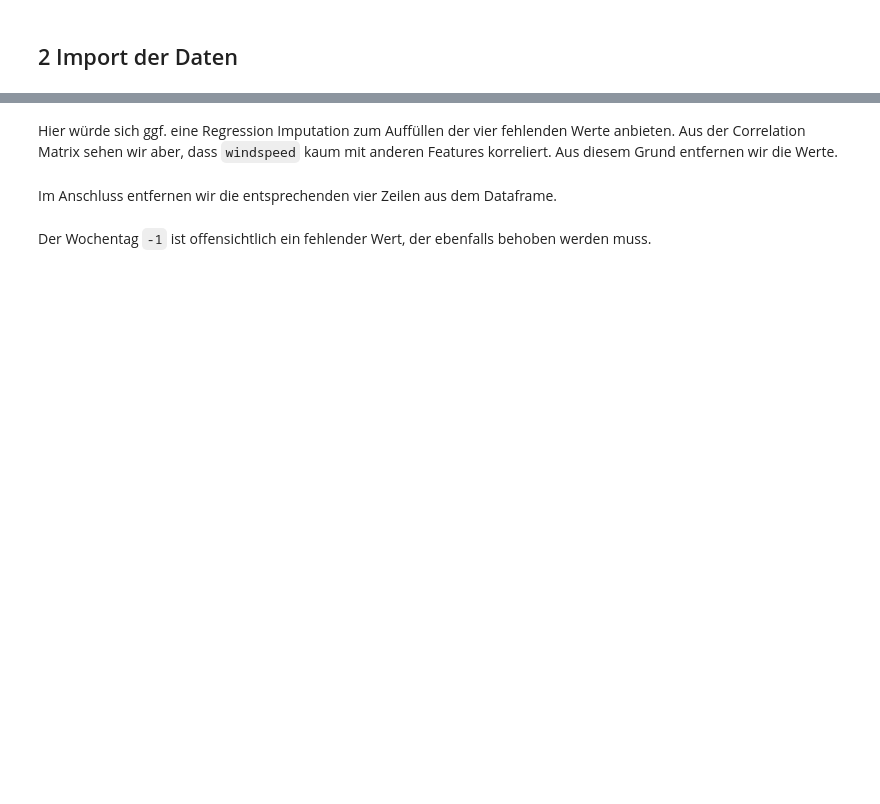
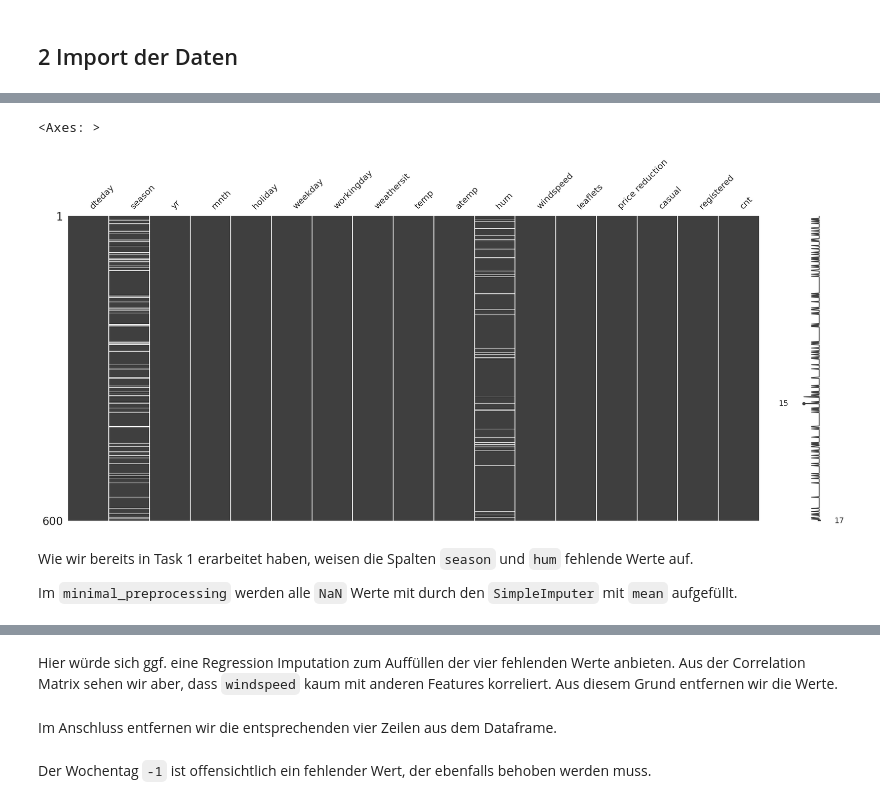
Before and after one commit to DavidRmn/introduction-data-science, a Jupyter notebook: project/task_2.ipynb, the cells around one changed output, grey strips where cells are left out. Saved outputs shown, nothing was run; the diff lists cells and outputs as text; code cells hidden in the pictures; blank space fills up the shorter version.

Commit message:
refactor task 2 half through

```diff
--- a/project/task_2.ipynb
+++ b/project/task_2.ipynb
@@ -202,0 +113,3 @@ Aus der deskriptiven Statistik ist ersichltich, dass das Minimum der Variable "w
+# %%
+train_data = pd.read_csv(f"../data/BikeRentalDaily_train.csv", sep=";", index_col=0)
+test_data = pd.read_csv(f"../data/BikeRentalDaily_test.csv", sep=";", index_col=0)
@@ -202,0 +181,9 @@ Aus der deskriptiven Statistik ist ersichltich, dass das Minimum der Variable "w
+# %%
+msno.matrix(train_data)
+# %% [output]
+<Axes: >
+[figure, added]
+# %% [markdown]
+Wie wir bereits in Task 1 erarbeitet haben, weisen die Spalten `season` und `hum` fehlende Werte auf.
+
+Im `minimal_preprocessing` werden alle `NaN` Werte mit durch den `SimpleImputer` mit `mean` aufgefüllt.
```
Also changed, not shown: parts of 88 cells of this notebook.
